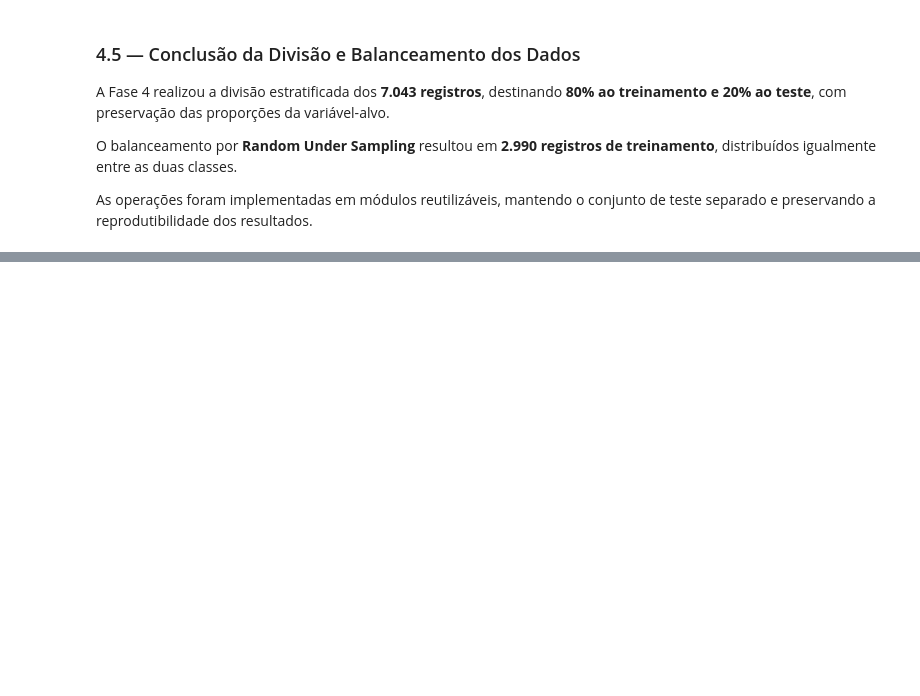
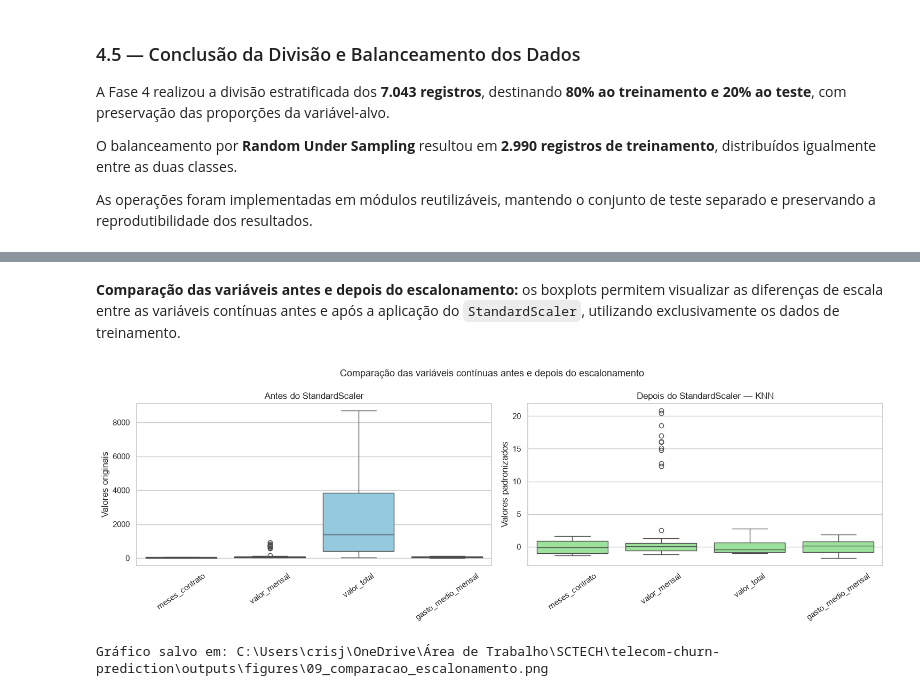
Before and after one commit to Cristina-Freitas/telecom-churn-prediction, a Jupyter notebook: notebooks/01_analise_exploratoria.ipynb, the cells around one changed output, grey strips where cells are left out. Cells and saved outputs as stored; diff of their text form; code cells hidden in the pictures; blank space fills up the shorter version.

Commit message:
feat: implementação do StandardScaler

```diff
--- a/notebooks/01_analise_exploratoria.ipynb
+++ b/notebooks/01_analise_exploratoria.ipynb
@@ -1259,0 +1291,13 @@ As operações foram implementadas em módulos reutilizáveis, mantendo o conjun
+# %%
+colunas_continuas = [
+    "meses_contrato",
+    "valor_mensal",
+    "valor_total",
+    "gasto_medio_mensal",
+]
+
+print("Valores ausentes no treinamento:")
+print(X_train[colunas_continuas].isna().sum())
+
+print("\nValores ausentes no teste:")
+print(X_test[colunas_continuas].isna().sum())
@@ -1259,0 +1451,55 @@ As operações foram implementadas em módulos reutilizáveis, mantendo o conjun
+# %% [markdown]
+**Comparação das variáveis antes e depois do escalonamento:** os boxplots permitem visualizar as diferenças de escala entre as variáveis contínuas antes e após a aplicação do `StandardScaler`, utilizando exclusivamente os dados de treinamento.
+# %%
+# Comparar os dados de treinamento antes e depois do StandardScaler
+fig, axes = plt.subplots(1, 2, figsize=(15, 5))
+
+# Antes do escalonamento
+sns.boxplot(
+    data=X_train_imp[colunas_continuas],
+    ax=axes[0],
+    color="skyblue"
+)
+
+axes[0].set_title("Antes do StandardScaler")
+axes[0].set_ylabel("Valores originais")
+axes[0].tick_params(axis="x", rotation=35)
+
+# Depois do escalonamento
+sns.boxplot(
+    data=X_train_knn[colunas_continuas],
+    ax=axes[1],
+    color="lightgreen"
+)
+
+axes[1].set_title("Depois do StandardScaler — KNN")
+axes[1].set_ylabel("Valores padronizados")
+axes[1].tick_params(axis="x", rotation=35)
+
+plt.suptitle(
+    "Comparação das variáveis contínuas antes e depois do escalonamento",
+    fontsize=13
+)
+
+plt.tight_layout()
+
+# Salva o gráfico
+DIRETORIO_FIGURAS = RAIZ_PROJETO / "outputs" / "figures"
+DIRETORIO_FIGURAS.mkdir(parents=True, exist_ok=True)
+
+CAMINHO_GRAFICO = (
+    DIRETORIO_FIGURAS / "09_comparacao_escalonamento.png"
+)
+
+fig.savefig(
+    CAMINHO_GRAFICO,
+    dpi=300,
+    bbox_inches="tight"
+)
+
+plt.show()
+
+print(f"Gráfico salvo em: {CAMINHO_GRAFICO}")
+# %% [output]
+[figure, added]
+Gráfico salvo em: C:\Users\crisj\OneDrive\Área de Trabalho\SCTECH\telecom-churn-prediction\outputs\figures\09_comparacao_escalonamento.png
```
Also changed, not shown: parts of 16 cells of this notebook, 2 other files.
